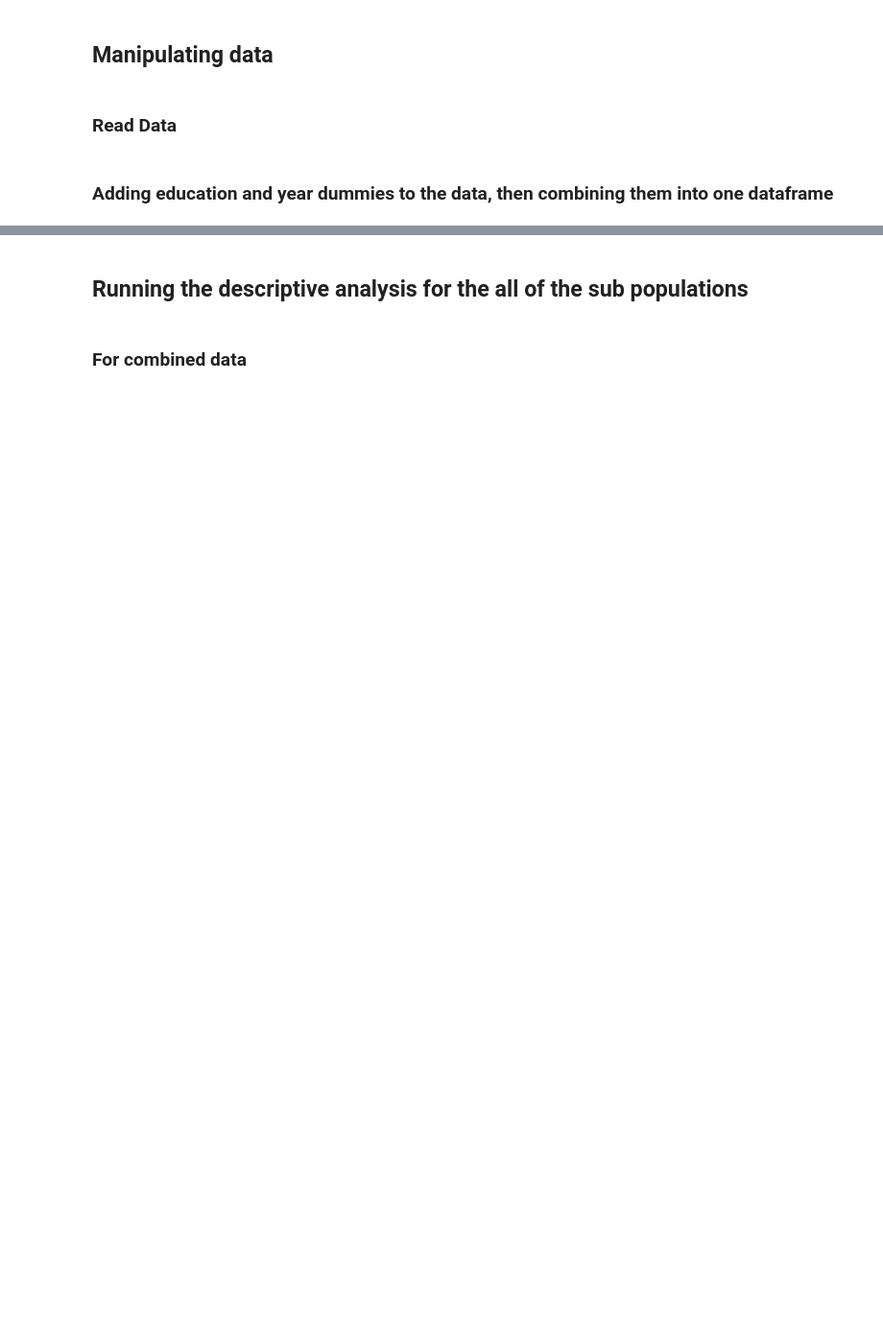
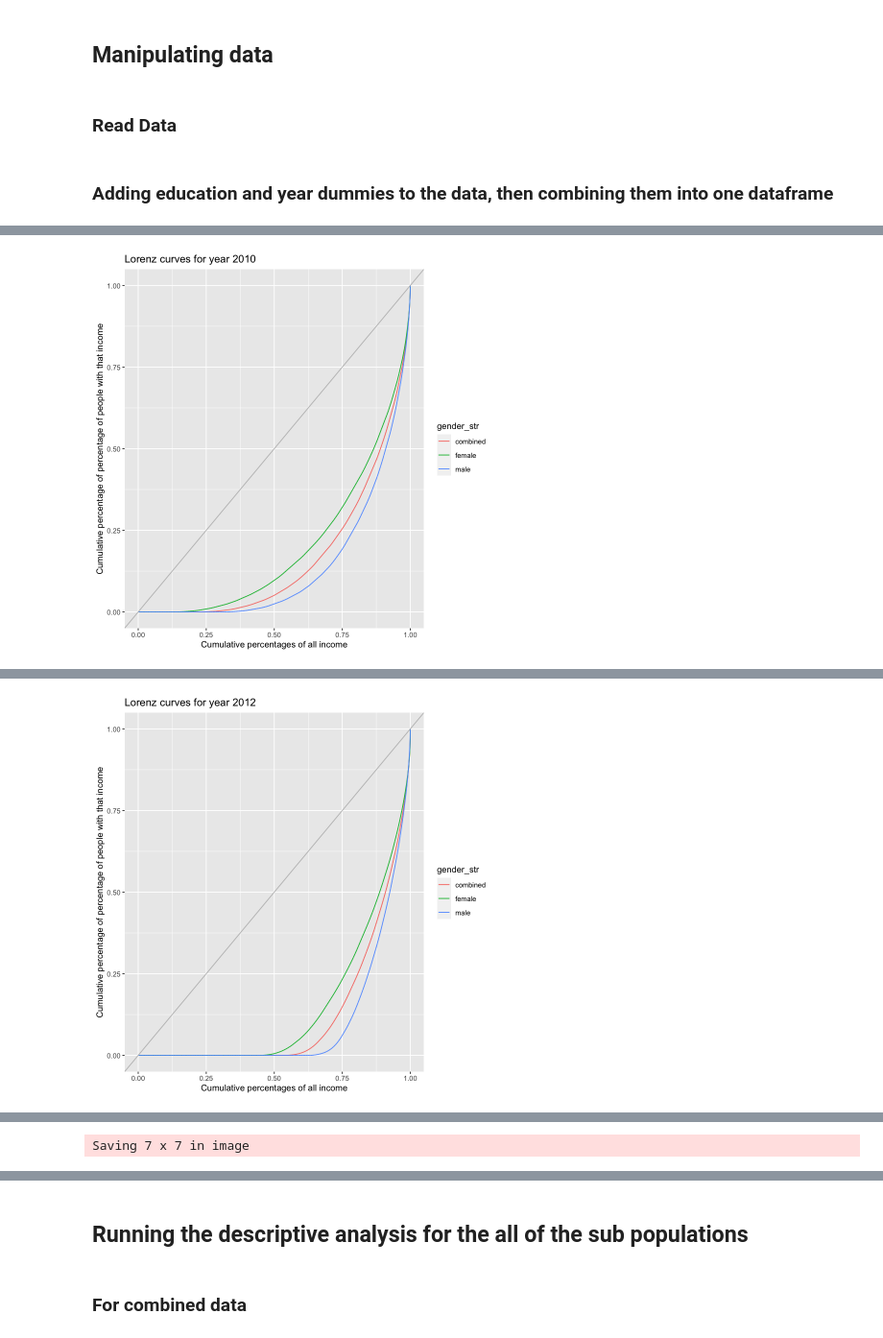
Before and after one commit to dwrh/China-Education-Wages, a Jupyter notebook: China-Education-Wage-Regression.ipynb, the cells around one changed output, grey strips where cells are left out. Shown at 96% size. Saved outputs shown, nothing was run; the diff lists cells and outputs as text; code cells hidden in the pictures; blank space fills up the shorter version.

Commit message:
Added code for Lorenz curve

```diff
--- a/China-Education-Wage-Regression.ipynb
+++ b/China-Education-Wage-Regression.ipynb
@@ -150,3 +168,80 @@ mincer10_female_rural <- pinc(mincer10_female_rural)
 mincer10_male_urban <- pinc(mincer10_male_urban)
 
 mincer10_male_rural <- pinc(mincer10_male_rural)
+# %%
+data10 = filter(data10, income >=0)
+
+gendered <- data10
+gendered$gender_str = "male"
+gendered$gender_str[gendered$gender == 1] <- "female"
+non_gendered <- data10
+non_gendered$gender_str = "combined"
+
+lorenz10 = full_join(gendered, non_gendered)
+
+ggplot(lorenz10, aes(x = income, colour = gender_str)) +
+  stat_lorenz() +
+  geom_abline(color = "grey") +
+  labs(x = "Cumulative percentages of all income",
+       y = "Cumulative percentage of percentage of people with that income",
+       title = "Lorenz curves for year 2010")
+
+ggsave("LorenzCurves/Lorenz_curve_2010.png")
+
+data12 = filter(data12, income >=0)
+
+gendered <- data12
+gendered$gender_str = "male"
+gendered$gender_str[gendered$cfps2012_gender == 1] <- "female"
+non_gendered <- data12
+non_gendered$gender_str = "combined"
+
+lorenz12 = full_join(gendered, non_gendered)
+
+ggplot(lorenz12, aes(x = income, colour = gender_str)) +
+  stat_lorenz() +
+  geom_abline(color = "grey") +
+  labs(x = "Cumulative percentages of all income",
+       y = "Cumulative percentage of percentage of people with that income",
+       title = "Lorenz curves for year 2012")
+
+ggsave("LorenzCurves/Lorenz_curve_2012.png")
+
+data14 = filter(data14, p_income >=0)
+
+gendered <- data14
+gendered$gender_str = "male"
+gendered$gender_str[gendered$cfps_gender == 1] <- "female"
+non_gendered <- data14
+non_gendered$gender_str = "combined"
+
+lorenz14 = full_join(gendered, non_gendered)
+
+ggplot(lorenz14, aes(x = p_income, colour = gender_str)) +
+  stat_lorenz() +
+  geom_abline(color = "grey") +
+  labs(x = "Cumulative percentages of all income",
+       y = "Cumulative percentage of percentage of people with that income",
+       title = "Lorenz curves for year 2014")
+
+ggsave("LorenzCurves/Lorenz_curve_2014.png")
+
+data16 = filter(data16, income >=0)
+
+gendered <- data16
+gendered$gender_str = "male"
+gendered$gender_str[gendered$gender == 1] <- "female"
+non_gendered <- data16
+non_gendered$gender_str = "combined"
+
+lorenz16 = full_join(gendered, non_gendered)
+
+ggplot(lorenz16, aes(x = income, colour = gender_str)) +
+  stat_lorenz() +
+  geom_abline(color = "grey") +
+  labs(x = "Cumulative percentages of all income",
+       y = "Cumulative percentage of percentage of people with that income",
+       title = "Lorenz curves for year 2016")
+
+ggsave("LorenzCurves/Lorenz_curve_2016.png")
+# %% [output]
@@ -152,0 +259 @@ mincer10_male_rural <- pinc(mincer10_male_rural)
+[figure, added]
@@ -152,0 +267 @@ mincer10_male_rural <- pinc(mincer10_male_rural)
+[figure, added]
@@ -152,0 +274 @@ mincer10_male_rural <- pinc(mincer10_male_rural)
+Saving 7 x 7 in image
```
Also changed, not shown: parts of 10 cells of this notebook, 4 other files.
